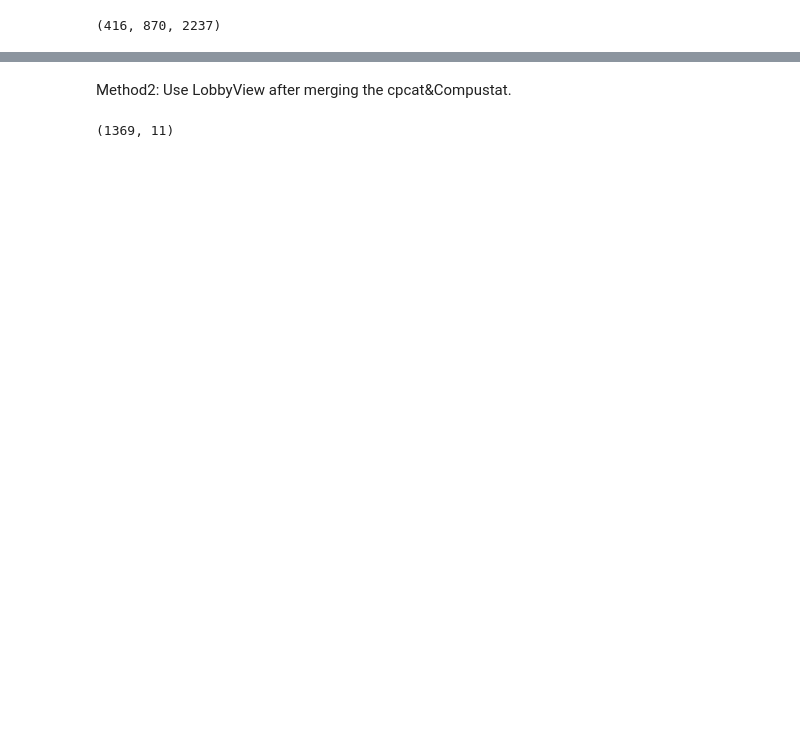
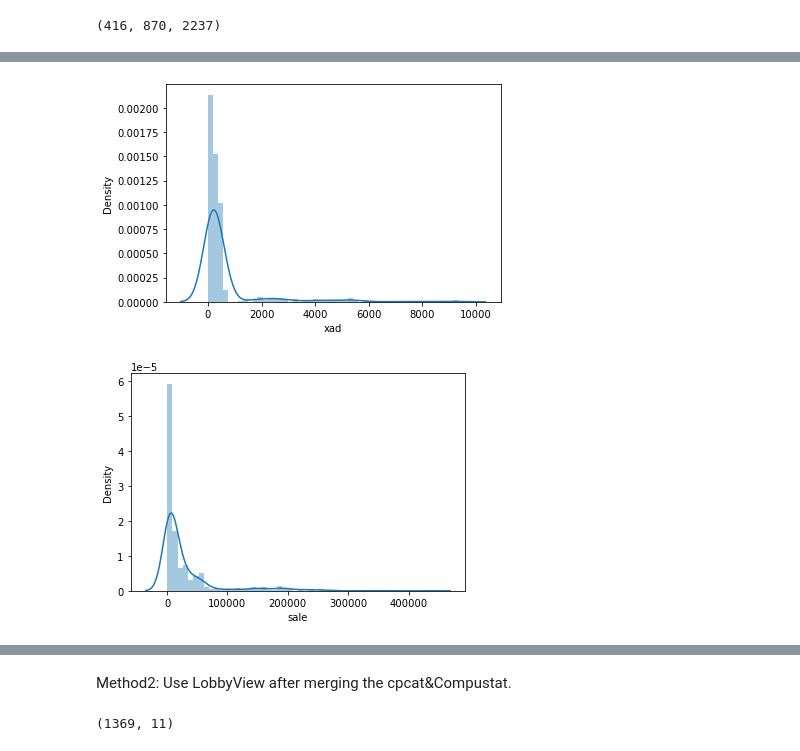
Before and after one commit to Xiaoting05/ChemNews_Project, a Jupyter notebook: Merging_TWP_NTY_For_CI.ipynb, the cells around one changed output, grey strips where cells are left out. Saved outputs shown, nothing was run; the diff lists cells and outputs as text; code cells hidden in the pictures; blank space fills up the shorter version.

```diff
--- a/Merging_TWP_NTY_For_CI.ipynb
+++ b/Merging_TWP_NTY_For_CI.ipynb
@@ -752,0 +562,19 @@ chem_rd_target.loc[chem_rd_target.treat_chem == 0].\
+# %%
+# Calculate the y:
+
+# y1 = xrd/ni_preyear
+# y2 = xrd/ni
+# y3: sale(How to normalize?)
+
+chem_rd['ni_preyear'] = chem_rd.ni.shift(1)
+chem_rd['xrd_ni_preyear'] = chem_rd["xrd"]/chem_rd["ni_preyear"]*100
+chem_rd['xrd_ni'] = chem_rd["xrd"]/chem_rd["ni"]*100
+
+# It's not ideal to use act/mkvalt as the divident,
+# as there're many None values in such columns, and 0 None value in 'ni'.
+# chem_rd['act_preyear'] = chem_rd.act.shift(1)
+# chem_rd['xrd_act_preyear'] = chem_rd["xrd"]/chem_rd["act_preyear"]*100
+# chem_rd['xrd_act'] = chem_rd["xrd"]/chem_rd["act"]*100
+# %%
+chem_rd['chem_treat_year'] = chem_rd.chem_treat_date.dt.year
+chem_rd['conm_treat_year'] = chem_rd.conm_treat_date.dt.year
@@ -752,0 +590,11 @@ chem_rd_target.loc[chem_rd_target.treat_chem == 0].\
+# %%
+# Select the pre-treat & post-treat periods.
+use_xrd = chem_rd.loc[(chem_rd.fyear >= 2003) & (chem_rd.fyear <= 2012) \
+                      & (~chem_rd.xrd_ni_preyear.isna()) & (~chem_rd.xrd_ni.isna())]
+# Debug: cannot use 'col is not None'. Should use ~ col.isna()
+
+
+# Make sure each conm has full records in selected span.
+use_count = use_xrd.groupby('conm')['fyear'].nunique()\
+            .reset_index().rename(columns={'fyear': 'fyear_count'})
+use_xrd1 = use_xrd.merge(use_count.loc[use_count.fyear_count == use_count.fyear_count.max()])
@@ -752,0 +643,14 @@ chem_rd_target.loc[chem_rd_target.treat_chem == 0].\
+# %%
+#Check the distribution of xad:
+# Is Normal Distribution Necessary in Regression?
+# https://towardsdatascience.com/is-normal-distribution-necessary-in-regression-how-to-track-and-fix-it-494105bc50dd
+
+import seaborn as sns
+import matplotlib.pyplot as plt
+sns.distplot(use_xrd1.xad)
+plt.show()
+sns.distplot(use_xrd1.sale)
+plt.show()
+# %% [output]
+[figure, added]
+[figure, added]
```
Also changed, not shown: parts of 125 cells of this notebook.
